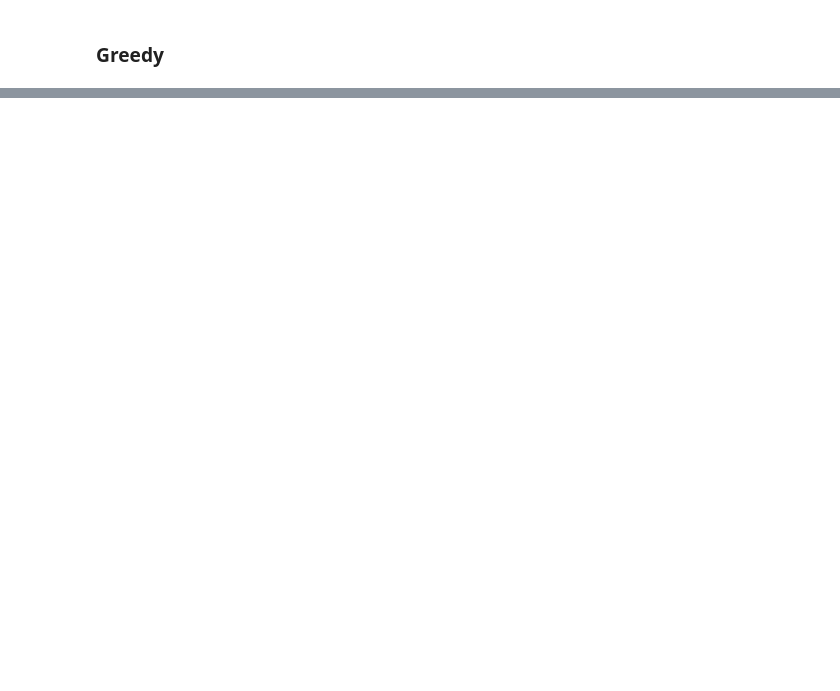
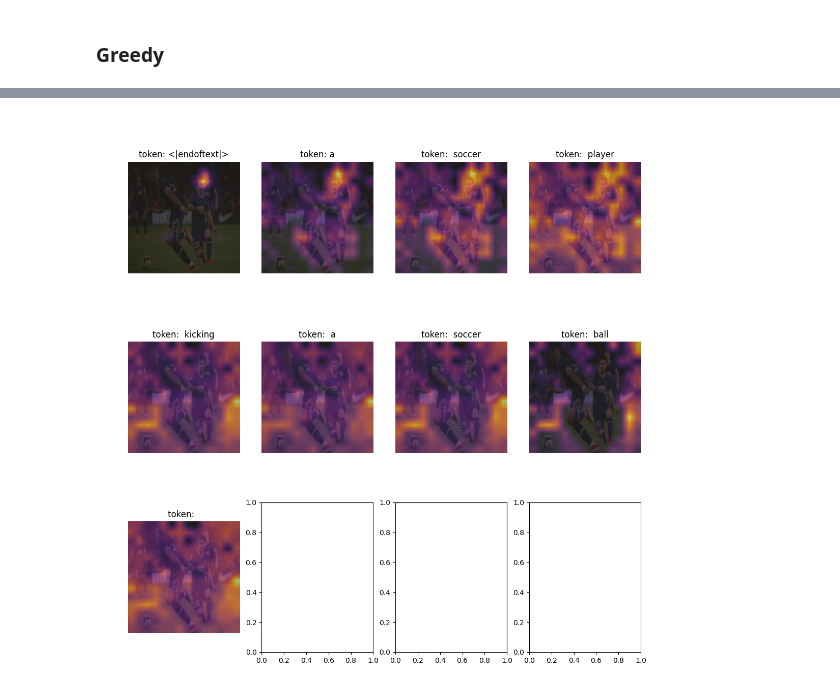
Before and after one commit to vedant-jumle/VIT_region_approx, a Jupyter notebook: hugging-test.ipynb, the cells around one changed output, grey strips where cells are left out. Cells and saved outputs as stored; diff of their text form; code cells hidden in the pictures; blank space fills up the shorter version.

```diff
--- a/hugging-test.ipynb
+++ b/hugging-test.ipynb
@@ -419,0 +394,2 @@ plt.imshow(cv2.addWeighted((boosted_heatmap*255).astype(int), 0.4, image_array.a
+# %%
+square_crop=
@@ -419,0 +411,4 @@ plt.imshow(cv2.addWeighted((boosted_heatmap*255).astype(int), 0.4, image_array.a
+# %%
+square_crop(figure, 100)
+# %% [output]
+[figure, added]
```
Also changed, not shown: parts of 17 cells of this notebook, 2 other files.
